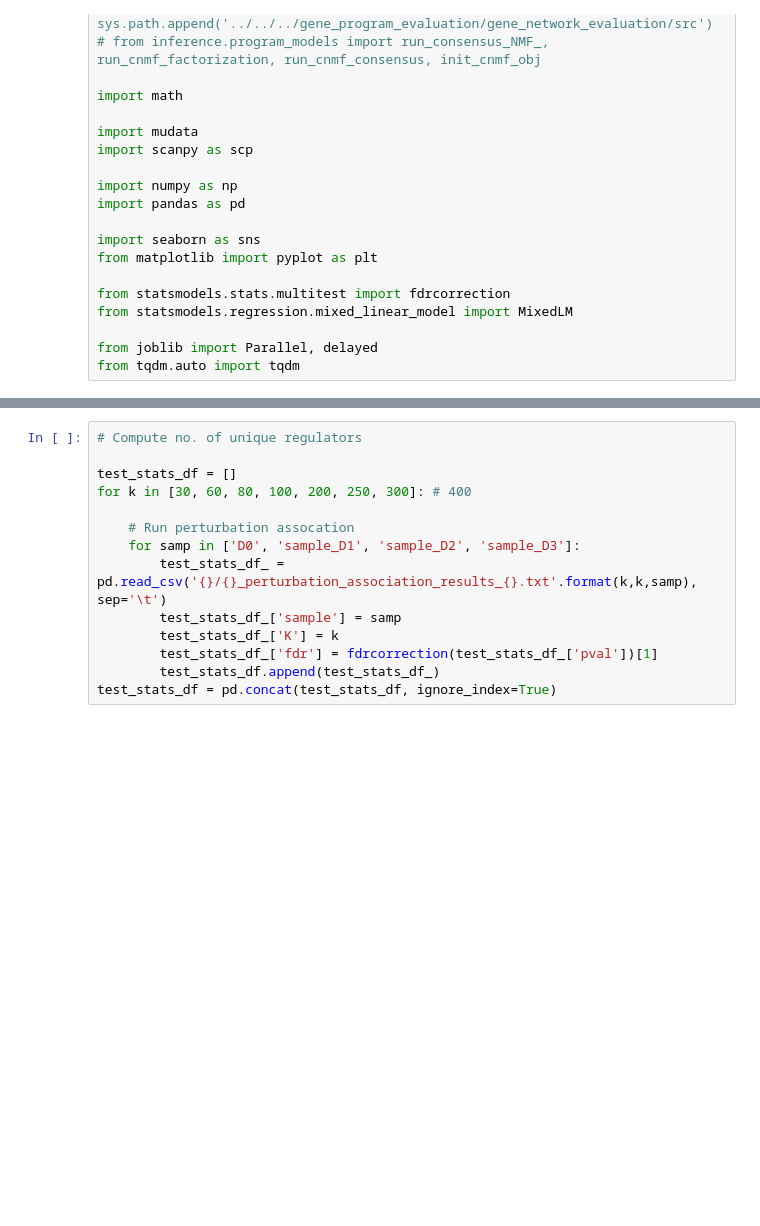
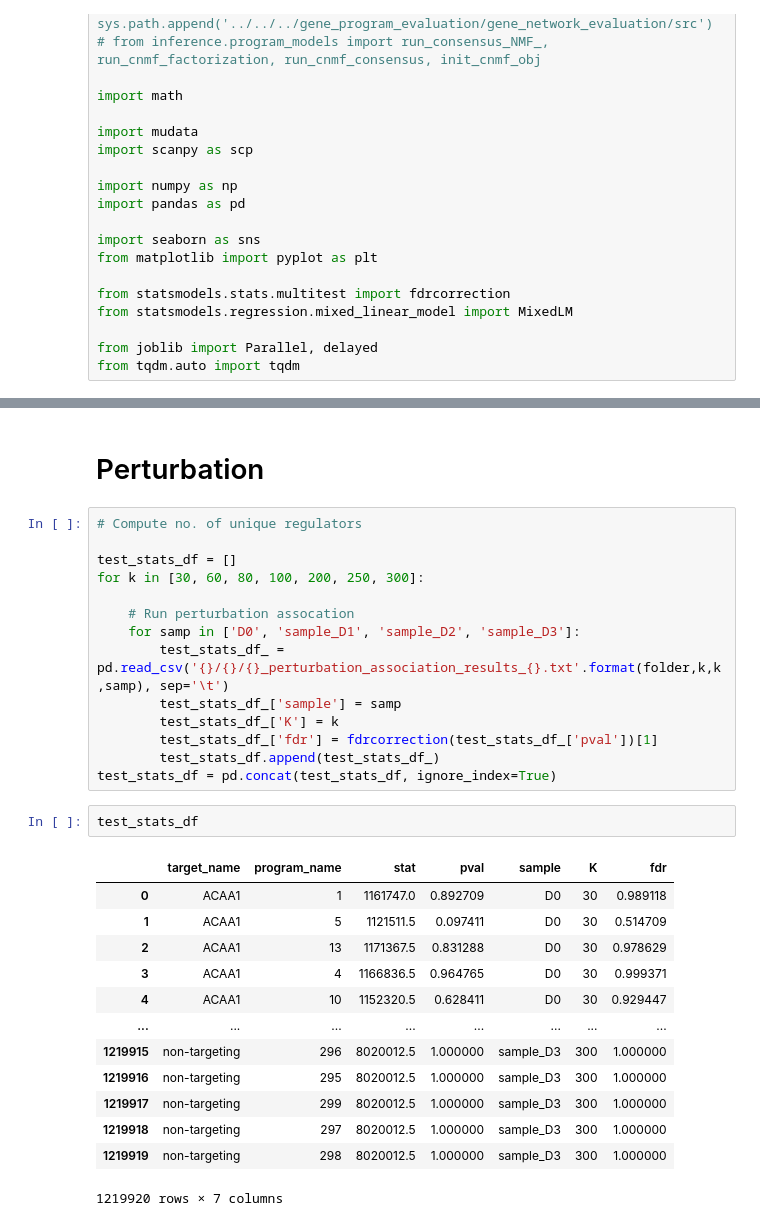
Before and after one commit to EngreitzLab/cNMF_benchmarking, a Jupyter notebook: cNMF_benchmakring_pipeline/Plotting/cNMF_k_selection.ipynb, the cells around one changed output, grey strips where cells are left out. Cells and saved outputs as stored; diff of their text form; blank space fills up the shorter version.

```diff
--- a/cNMF_benchmakring_pipeline/Plotting/cNMF_k_selection.ipynb
+++ b/cNMF_benchmakring_pipeline/Plotting/cNMF_k_selection.ipynb
@@ -52,14 +173,32 @@ for k in components:
+# %% [markdown]
+# Perturbation
 # %%
 # Compute no. of unique regulators
 
 test_stats_df = []
-for k in [30, 60, 80, 100, 200, 250, 300]: # 400
+for k in [30, 60, 80, 100, 200, 250, 300]:
 
     # Run perturbation assocation
     for samp in ['D0', 'sample_D1', 'sample_D2', 'sample_D3']:
-        test_stats_df_ = pd.read_csv('{}/{}_perturbation_association_results_{}.txt'.format(k,k,samp), sep='\t')
+        test_stats_df_ = pd.read_csv('{}/{}/{}_perturbation_association_results_{}.txt'.format(folder,k,k,samp), sep='\t')
         test_stats_df_['sample'] = samp
         test_stats_df_['K'] = k
         test_stats_df_['fdr'] = fdrcorrection(test_stats_df_['pval'])[1]
         test_stats_df.append(test_stats_df_)
 test_stats_df = pd.concat(test_stats_df, ignore_index=True)
+# %%
+test_stats_df
+# %% [output]
+|  | target_name | program_name | stat | pval | sample | K | fdr |
+| 0 | ACAA1 | 1 | 1161747.0 | 0.892709 | D0 | 30 | 0.989118 |
+| 1 | ACAA1 | 5 | 1121511.5 | 0.097411 | D0 | 30 | 0.514709 |
+| 2 | ACAA1 | 13 | 1171367.5 | 0.831288 | D0 | 30 | 0.978629 |
+| 3 | ACAA1 | 4 | 1166836.5 | 0.964765 | D0 | 30 | 0.999371 |
+| 4 | ACAA1 | 10 | 1152320.5 | 0.628411 | D0 | 30 | 0.929447 |
+| ... | ... | ... | ... | ... | ... | ... | ... |
+| 1219915 | non-targeting | 296 | 8020012.5 | 1.000000 | sample_D3 | 300 | 1.000000 |
+| 1219916 | non-targeting | 295 | 8020012.5 | 1.000000 | sample_D3 | 300 | 1.000000 |
+| 1219917 | non-targeting | 299 | 8020012.5 | 1.000000 | sample_D3 | 300 | 1.000000 |
+| 1219918 | non-targeting | 297 | 8020012.5 | 1.000000 | sample_D3 | 300 | 1.000000 |
+| 1219919 | non-targeting | 298 | 8020012.5 | 1.000000 | sample_D3 | 300 | 1.000000 |
+1219920 rows × 7 columns
```
Also changed, not shown: parts of 13 cells of this notebook, 14 other files.
